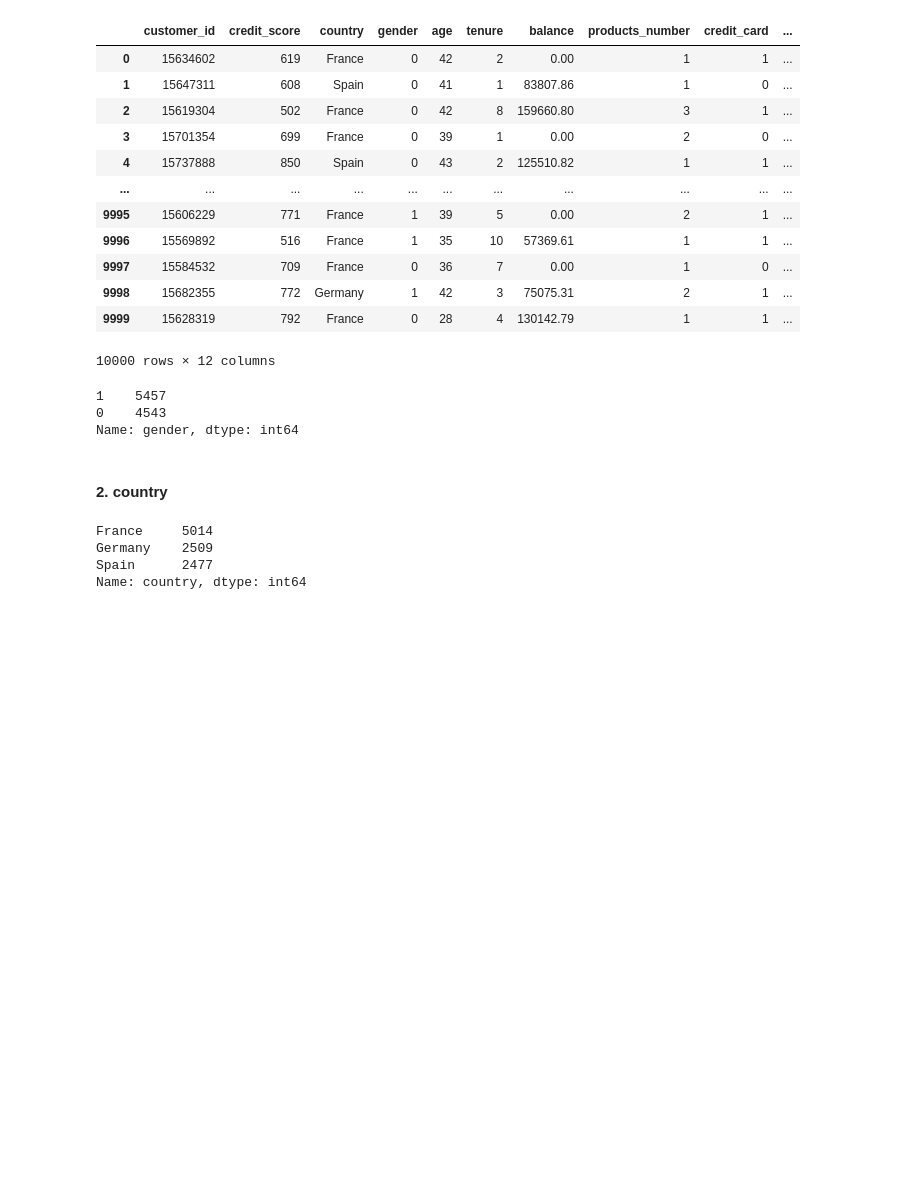
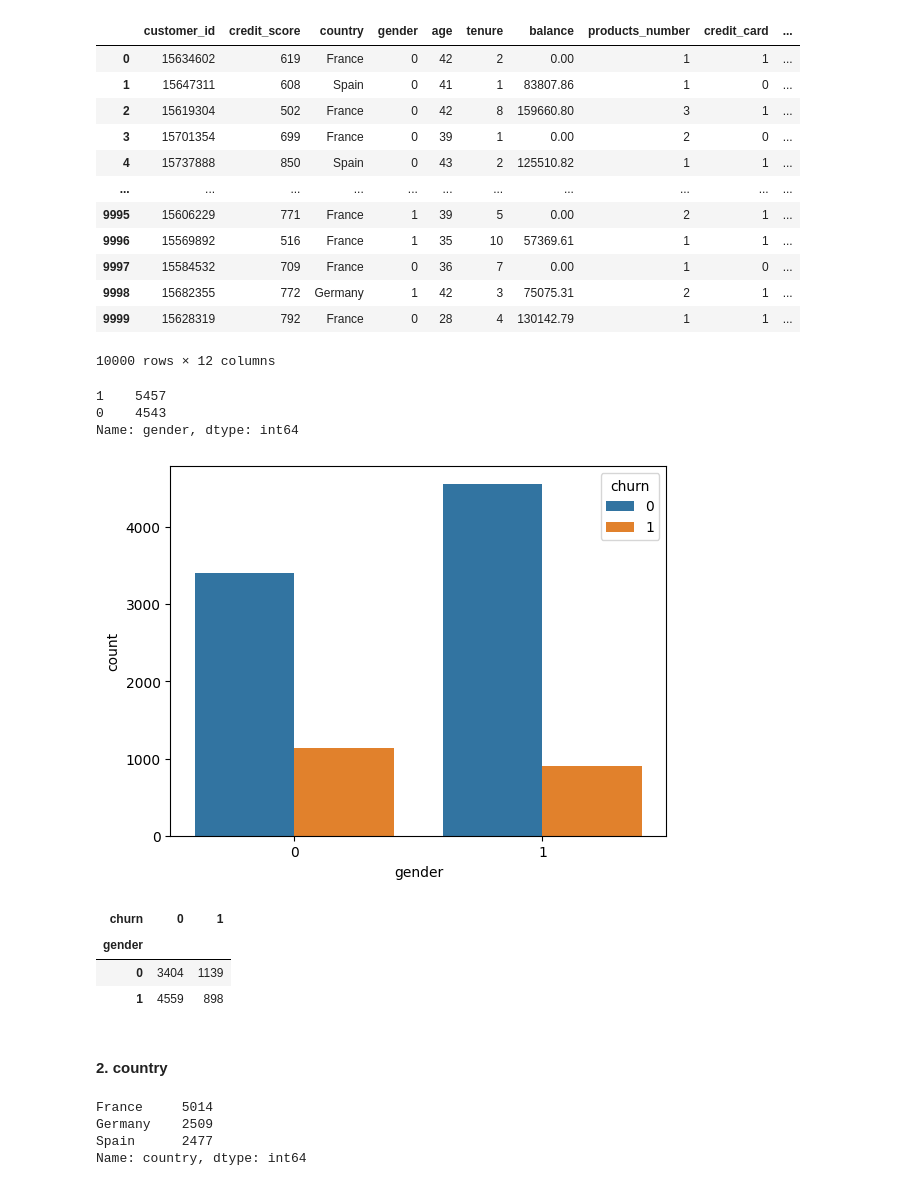
Before and after one commit to SagarWadikar/Churn_Prediction, a Jupyter notebook: Churn_prediction.ipynb, the cells around one changed output. Saved outputs shown, nothing was run; the diff lists cells and outputs as text; code cells hidden in the pictures; blank space fills up the shorter version.

```diff
--- a/Churn_prediction.ipynb
+++ b/Churn_prediction.ipynb
@@ -115,6 +124,19 @@ df['gender'].value_counts()
 1    5457
 0    4543
 Name: gender, dtype: int64
+# %%
+sns.countplot(x=df['gender'], hue=df['churn'])
+plt.show()
+# %% [output]
+[figure, added]
+# %%
+cross_tab = pd.crosstab(index=df['gender'], columns=df['churn'])
+cross_tab
+# %% [output]
+| churn | 0 | 1 |
+| gender |  |  |
+| 0 | 3404 | 1139 |
+| 1 | 4559 | 898 |
 # %% [markdown]
 #### 2. country
 # %%
```
Also changed, not shown: parts of 65 cells of this notebook, 1 other file.
